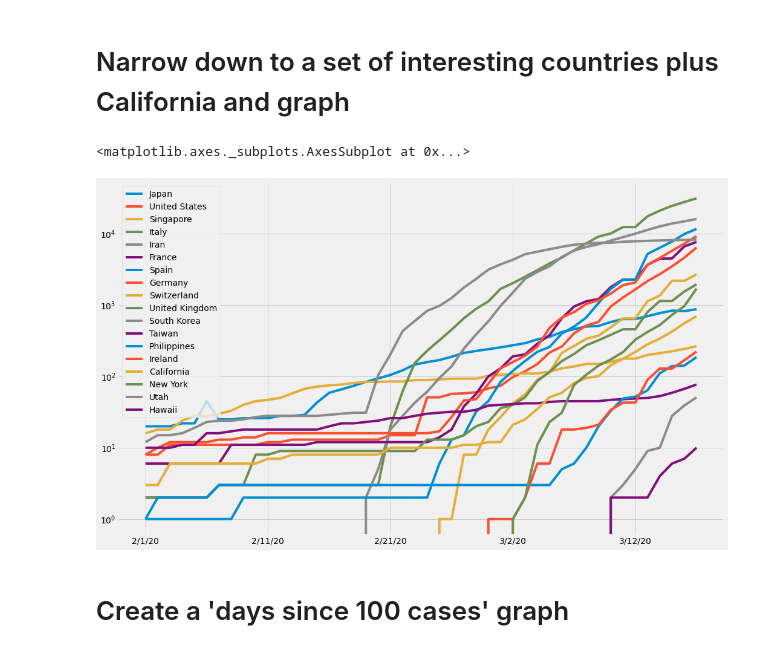
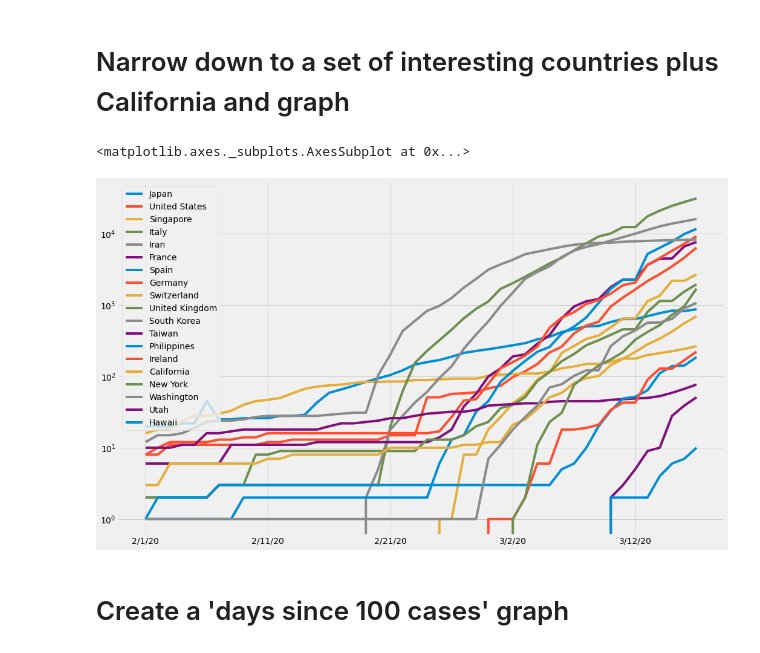
Before and after one commit to dyoung418/COVID-19, a Jupyter notebook: covid_california_analysis.ipynb, the cells around one changed output. Saved outputs shown, nothing was run; the diff lists cells and outputs as text; code cells hidden in the pictures.

Commit message:
added washington

```diff
--- a/covid_california_analysis.ipynb
+++ b/covid_california_analysis.ipynb
@@ -79,6 +79,11 @@ ny_locations = list(ny_locations.values)
 ny_locations.append('New York')                                              # include the 'New York' state column to the list
 ny_merged = df.loc[:, idx[:, ny_locations]].sum(axis=1)
 
+wa_locations = df.columns.levels[1][df.columns.levels[1].str.contains(", WA")] # get all index entries (counties) ending in ", WA"
+wa_locations = list(wa_locations.values)
+wa_locations.append('Washington')                                              # include the 'Washington' state column to the list
+wa_merged = df.loc[:, idx[:, wa_locations]].sum(axis=1)
+
 cal_merged['3/7/20':'3/12/20']
 # %% [output]
 3/7/20      81
@@ -93,31 +98,32 @@ dtype: int64
 # %%
 newdf = pd.DataFrame(index = df.index,
                      data = {
                          'Japan': df.loc[:, idx['Japan',:]].sum(axis=1),
                          'United States': df.loc[:, idx['US',:]].sum(axis=1),
                          'Singapore': df.loc[:, idx['Singapore',:]].sum(axis=1),
                          'Italy': df.loc[:, idx['Italy',:]].sum(axis=1),
                          'Iran': df.loc[:, idx['Iran',:]].sum(axis=1),
                          'France': df.loc[:, idx['France',:]].sum(axis=1),
                          'Spain': df.loc[:, idx['Spain',:]].sum(axis=1),
                          'Germany': df.loc[:, idx['Germany',:]].sum(axis=1),
                          'Switzerland': df.loc[:, idx['Switzerland',:]].sum(axis=1),
                          'United Kingdom': df.loc[:, idx['United Kingdom',:]].sum(axis=1),
                          'South Korea': df.loc[:, idx['Korea, South',:]].sum(axis=1),
                          'Taiwan': df.loc[:, idx['Taiwan*',:]].sum(axis=1),
                          'Philippines': df.loc[:, idx['Philippines',:]].sum(axis=1),
                          'Ireland': df.loc[:, idx['Ireland',:]].sum(axis=1),
                          'California': cal_merged,
                          'New York': ny_merged,
+                         'Washington': wa_merged,
                          'Utah': df.loc[:, idx[:,'Utah']].sum(axis=1),
                          'Hawaii': df.loc[:, idx[:,'Hawaii']].sum(axis=1),
                      }
 
 )
 newdf.loc['2/1/20':,:].plot(logy=True)
 # %% [output]
 <matplotlib.axes._subplots.AxesSubplot at 0x...>
-[figure, old version]
+[figure, new version]
 # %%
 popdf = pd.DataFrame(index = df.index,
                      data = {
```
Also changed, not shown: parts of 4 cells of this notebook.
